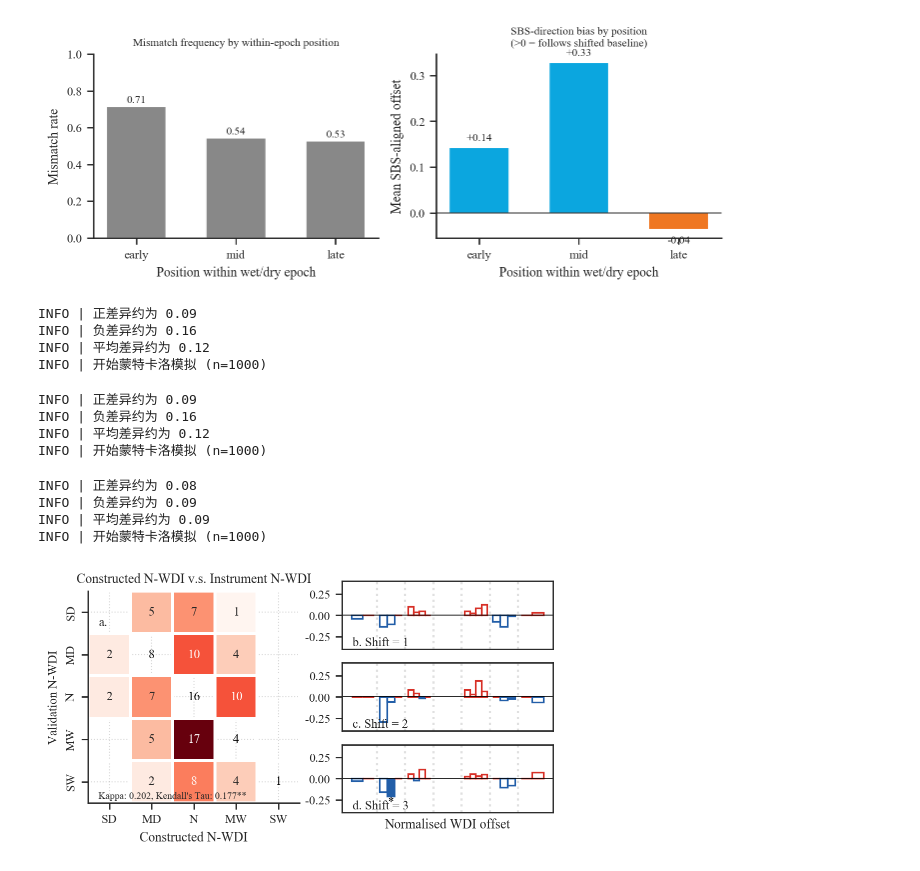
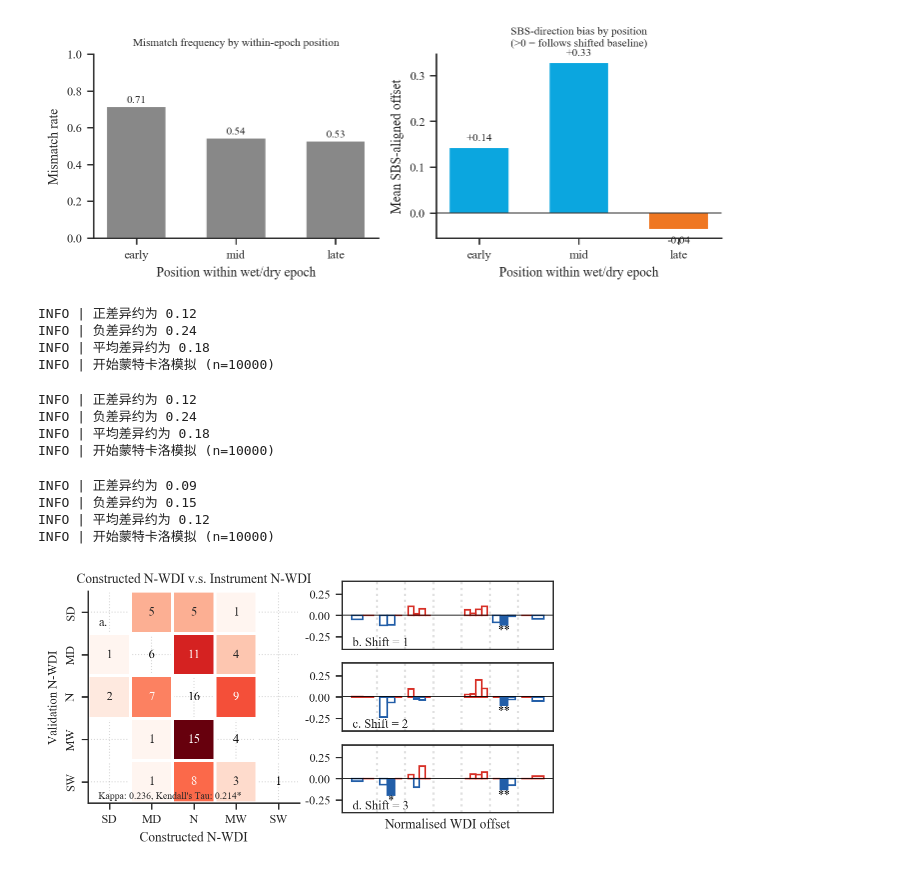
Before and after one commit to SongshGeo/shifting_baseline, a Jupyter notebook: reports/mismatch.ipynb, the cells around one changed output. Saved outputs shown, nothing was run; the diff lists cells and outputs as text; code cells hidden in the pictures.

```diff
--- a/reports/mismatch.ipynb
+++ b/reports/mismatch.ipynb
@@ -33,7 +33,8 @@ adjust_log_level(console_level="INFO", file_level="DEBUG")
 # %%
 from shifting_baseline.filters import classify
 from shifting_baseline.calibration import MismatchReport
-from shifting_baseline.data import load_validation_data, load_data
+from shifting_baseline.data import load_validation_data, load_data, to_validation_period
+from shifting_baseline.constants import VALIDATION_PERIOD
 from matplotlib import pyplot as plt
 
 # 加载校验数据
@@ -50,14 +51,17 @@ combined, uncertainties, history = load_data(cfg)
 tree_ring = combined["mean"]
 
 # 树轮数据 v.s 校验数据，生成错配报告
+# 限定在验证期（1901–2000 CE），仪器 z-score 在期内重新标准化，与 results.compute_results2 一致
 validation_mismatch_report = MismatchReport(
-    pred=classify(validation_data),
-    true=classify(tree_ring),
-    value_series=tree_ring,
+    pred=classify(to_validation_period(validation_data)),
+    true=classify(tree_ring.loc[VALIDATION_PERIOD]),
+    value_series=tree_ring.loc[VALIDATION_PERIOD],
 )
 
 log.info("开始错误分析")
-validation_mismatch_report.analyze_error_patterns()
+validation_mismatch_report.analyze_error_patterns(
+    mc_runs=cfg.mc_runs, random_seed=cfg.random_seed
+)
 log.info(f"正差异约为 {validation_mismatch_report.get_mean_diff('positive'):.2f}")
 log.info(f"负差异约为 {validation_mismatch_report.get_mean_diff('negative'):.2f}")
 log.info(f"平均差异约为 {validation_mismatch_report.get_mean_diff():.2f}")
@@ -190,7 +194,9 @@ for shift in range(1, 4):
     log.info(f"正差异约为 {mismatch_report.get_mean_diff('positive'):.2f}")
     log.info(f"负差异约为 {mismatch_report.get_mean_diff('negative'):.2f}")
     log.info(f"平均差异约为 {mismatch_report.get_mean_diff():.2f}")
-    mismatch_report.analyze_error_patterns(shift=shift)
+    mismatch_report.analyze_error_patterns(
+        shift=shift, mc_runs=cfg.mc_runs, random_seed=cfg.random_seed
+    )
     mismatch_report.plot_mismatch_bar(
         ax=ax,
         show_legend=False,
@@ -207,7 +213,9 @@ for shift in range(1, 4):
 
 # 绘制 validation 的图（与 panel d 相同 shift=2）
 val_ax = fig.add_subplot(gs[5, :])
-validation_mismatch_report.analyze_error_patterns(shift=1)
+validation_mismatch_report.analyze_error_patterns(
+    shift=1, mc_runs=cfg.mc_runs, random_seed=cfg.random_seed
+)
 validation_mismatch_report.plot_mismatch_bar(
     ax=val_ax,
     show_pair_labels=True,
@@ -237,7 +245,8 @@ for ax, label in zip(
 
 val_ax.spines["bottom"].set_visible(True)
 val_ax.set_xlabel("Normalised WDI offset between historical and its shifted categories")
-# fig.savefig(cfg.ds.fig3)
+# 面板 b 为手工示意图，这里只导出 a、c–f 供合成，不覆盖 cfg.ds.fig3
+fig.savefig(f"{cfg.ds.figs}/CollMemo_figure3_panels.png", dpi=300, bbox_inches="tight")
 plt.show();
 # %% [output]
 INFO | 正差异约为 0.04
@@ -652,44 +663,50 @@ labels = ["b.", "c.", "d."]
 # 绘制 3 个 shift 的图
 for shift in range(1, 4):
     # show_legend = shift == 2
     ax = fig.add_subplot(gs[shift - 1, 1])
     log.info(f"正差异约为 {validation_mismatch_report.get_mean_diff('positive'):.2f}")
     log.info(f"负差异约为 {validation_mismatch_report.get_mean_diff('negative'):.2f}")
     log.info(f"平均差异约为 {validation_mismatch_report.get_mean_diff():.2f}")
-    validation_mismatch_report.analyze_error_patterns(shift=shift)
+    validation_mismatch_report.analyze_error_patterns(
+        shift=shift, mc_runs=cfg.mc_runs, random_seed=cfg.random_seed
+    )
     validation_mismatch_report.plot_mismatch_bar(
         ax=ax,
         show_legend=False,
         legend_loc="upper right",
         y_metric=y_metric,
         ylim=ylim,
     )
     bar_axs.append(ax)
     ax.set_facecolor("none")
     ax.set_xlabel("")
     ax.set_xticks([])
     ax.grid(False)
     ax.set_ylabel("")
     ax.text(
         0.05,
         0.05,
         f"{labels[shift - 1]} Shift = {shift}",
         transform=ax.transAxes,
         fontsize=9,
     )
 ax.set_xlabel("Normalised WDI offset")
+# SI Fig. S11：验证期（1901–2000 CE）错配分析
+fig.savefig(
+    f"{cfg.ds.figs}/CollMemo_SI_validation_shift.png", dpi=300, bbox_inches="tight"
+)
 plt.show();
 # %% [output]
-INFO | 正差异约为 0.09
-INFO | 负差异约为 0.16
-INFO | 平均差异约为 0.12
-INFO | 开始蒙特卡洛模拟 (n=1000)
+INFO | 正差异约为 0.12
+INFO | 负差异约为 0.24
+INFO | 平均差异约为 0.18
+INFO | 开始蒙特卡洛模拟 (n=10000)
-INFO | 正差异约为 0.09
-INFO | 负差异约为 0.16
-INFO | 平均差异约为 0.12
-INFO | 开始蒙特卡洛模拟 (n=1000)
+INFO | 正差异约为 0.12
+INFO | 负差异约为 0.24
+INFO | 平均差异约为 0.18
+INFO | 开始蒙特卡洛模拟 (n=10000)
-INFO | 正差异约为 0.08
-INFO | 负差异约为 0.09
-INFO | 平均差异约为 0.09
-INFO | 开始蒙特卡洛模拟 (n=1000)
+INFO | 正差异约为 0.09
+INFO | 负差异约为 0.15
+INFO | 平均差异约为 0.12
+INFO | 开始蒙特卡洛模拟 (n=10000)
-[figure, old version]
+[figure, new version]
```
Also changed, not shown: parts of 4 cells of this notebook, 7 other files.
